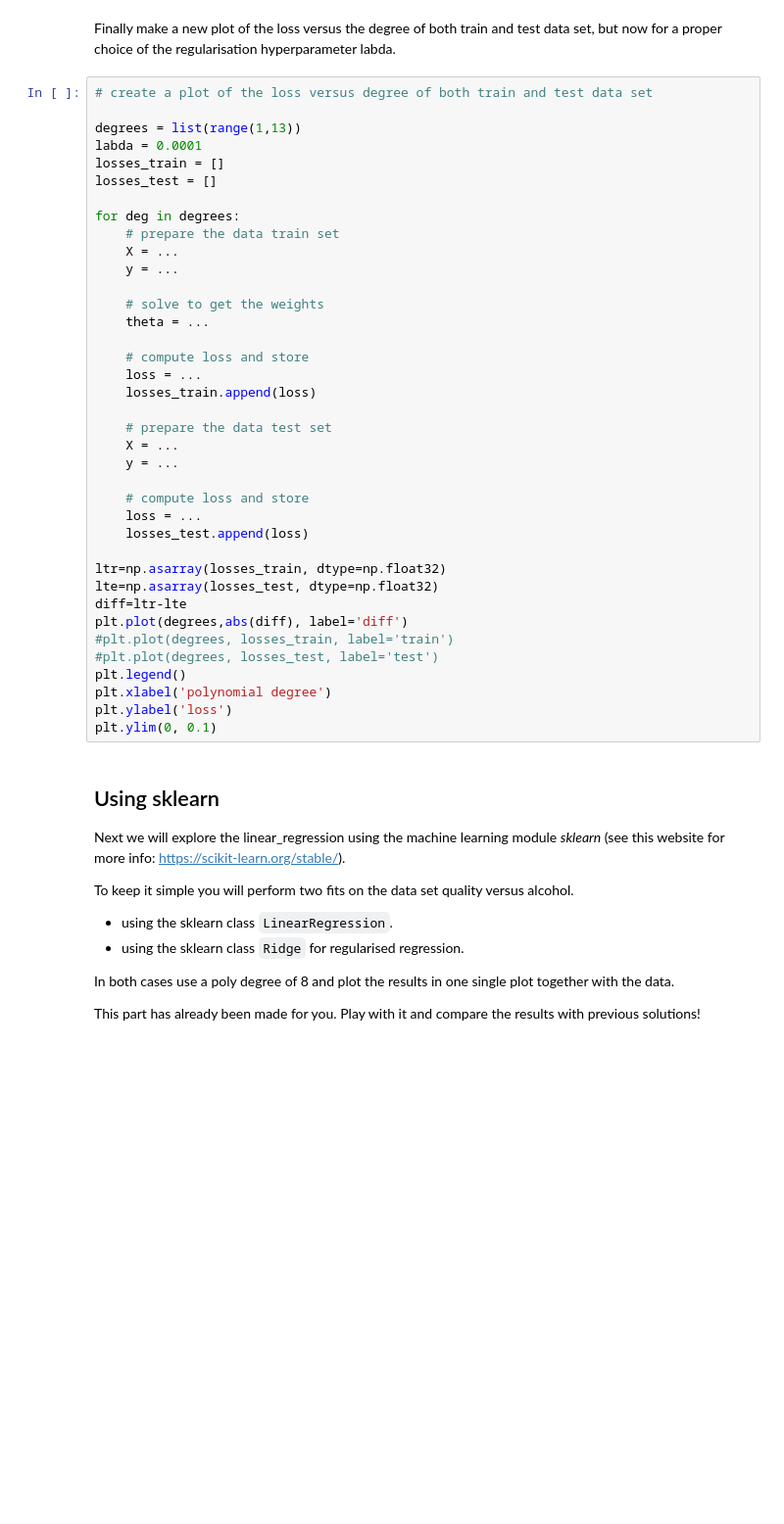
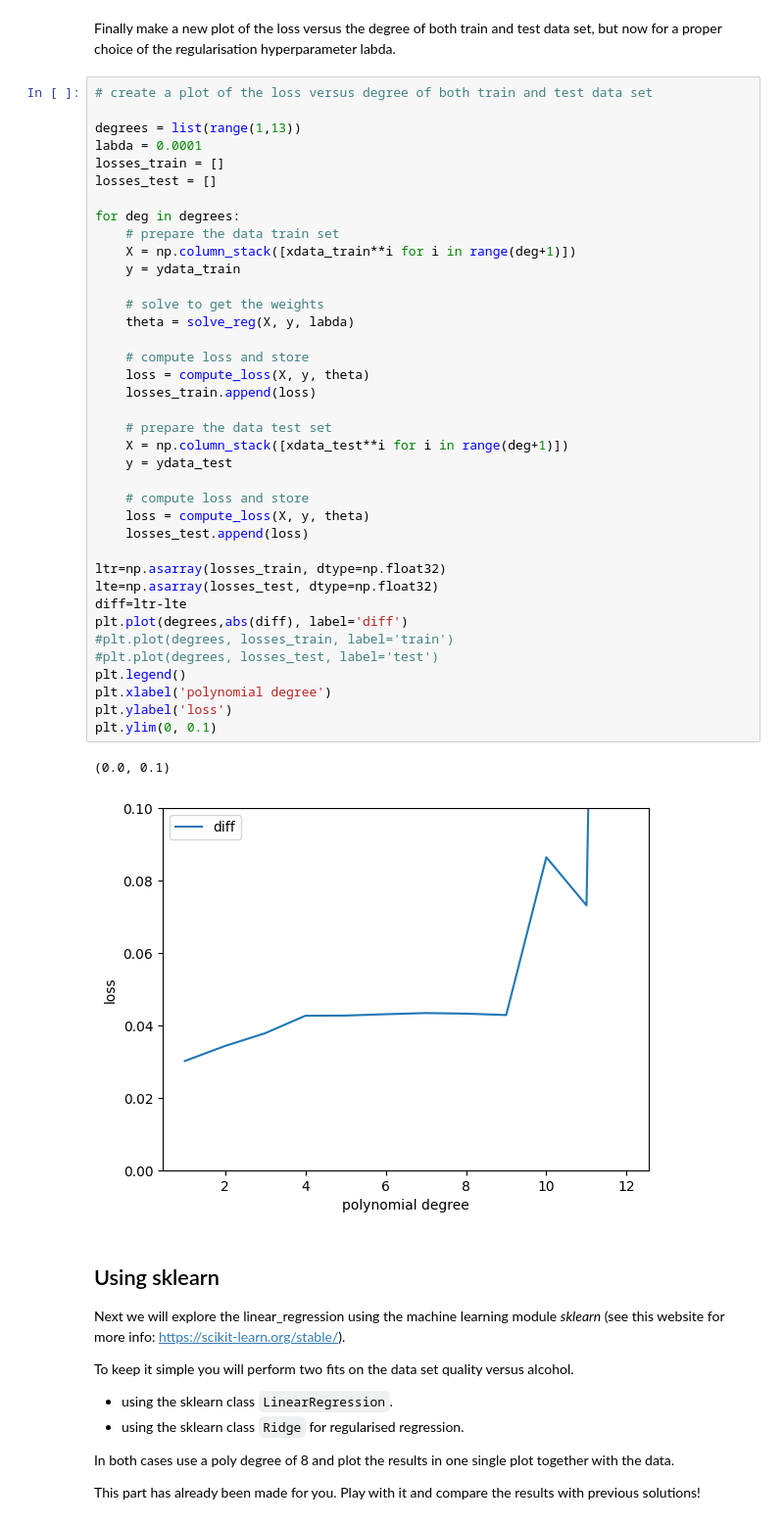
Before and after one commit to mard4/machine-learning, a Jupyter notebook: 1. Linear_Regression/linear_regression_2025_student.ipynb, the cells around one changed output. Shown at 98% size. Saved outputs shown, nothing was run; the diff lists cells and outputs as text; blank space fills up the shorter version.

```diff
--- a/1. Linear_Regression/linear_regression_2025_student.ipynb
+++ b/1. Linear_Regression/linear_regression_2025_student.ipynb
@@ -612,40 +619,43 @@ Finally make a new plot of the loss versus the degree of both train and test dat
 # create a plot of the loss versus degree of both train and test data set
 
 degrees = list(range(1,13))
 labda = 0.0001
 losses_train = []
 losses_test = []
 
 for deg in degrees:
     # prepare the data train set
-    X = ...
-    y = ...
+    X = np.column_stack([xdata_train**i for i in range(deg+1)])
+    y = ydata_train
 
     # solve to get the weights
-    theta = ...
+    theta = solve_reg(X, y, labda)
 
     # compute loss and store
-    loss = ...
+    loss = compute_loss(X, y, theta)
     losses_train.append(loss)
 
     # prepare the data test set
-    X = ...
-    y = ...
+    X = np.column_stack([xdata_test**i for i in range(deg+1)])
+    y = ydata_test
 
     # compute loss and store
-    loss = ...
+    loss = compute_loss(X, y, theta)
     losses_test.append(loss)
 
 ltr=np.asarray(losses_train, dtype=np.float32)
 lte=np.asarray(losses_test, dtype=np.float32)
 diff=ltr-lte
 plt.plot(degrees,abs(diff), label='diff')
 #plt.plot(degrees, losses_train, label='train')
 #plt.plot(degrees, losses_test, label='test')
 plt.legend()
 plt.xlabel('polynomial degree')
 plt.ylabel('loss')
 plt.ylim(0, 0.1)
+# %% [output]
+(0.0, 0.1)
+[figure, added]
 # %% [markdown]
 ## Using sklearn
 Next we will explore the linear_regression using the machine learning module *sklearn* (see this website for more info: https://scikit-learn.org/stable/).
```
Also changed, not shown: parts of 7 cells of this notebook.
